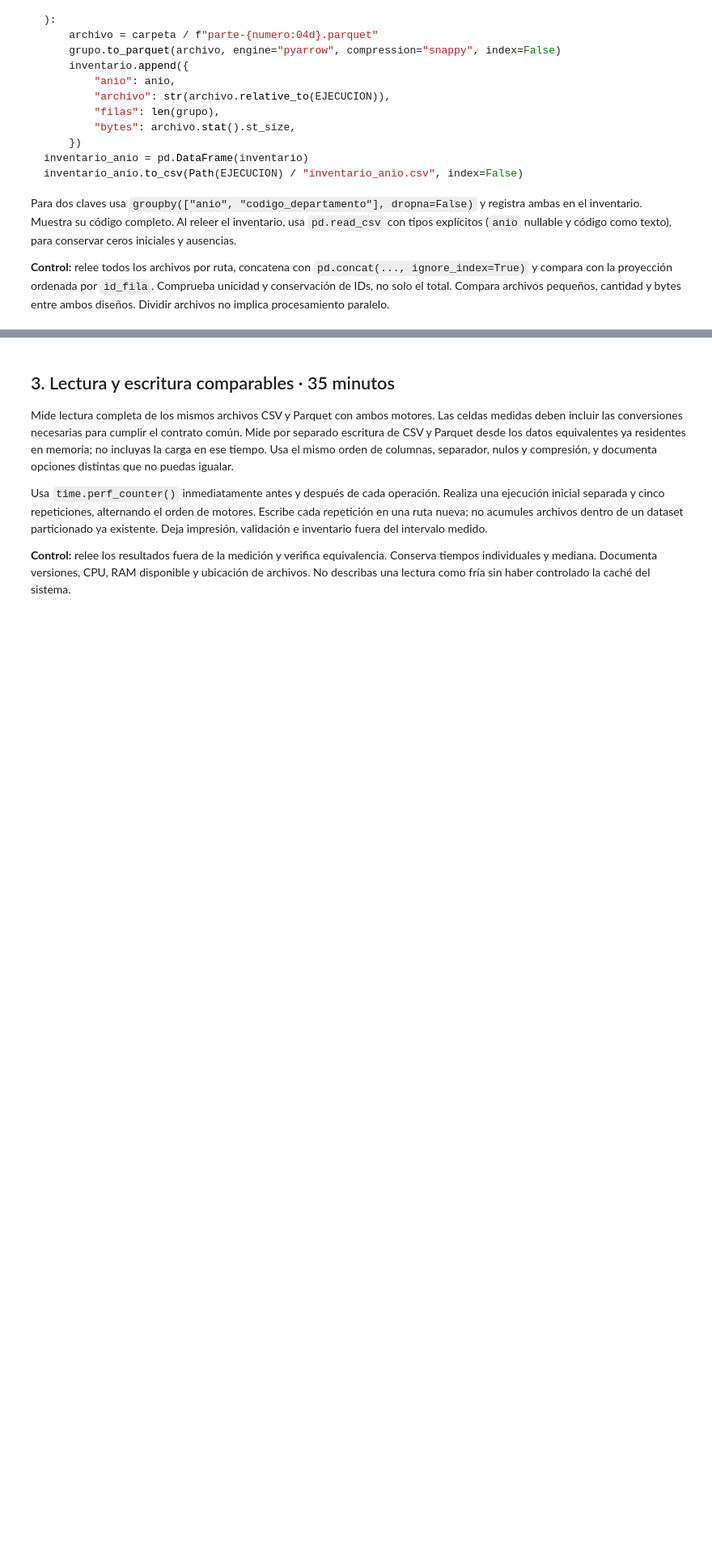
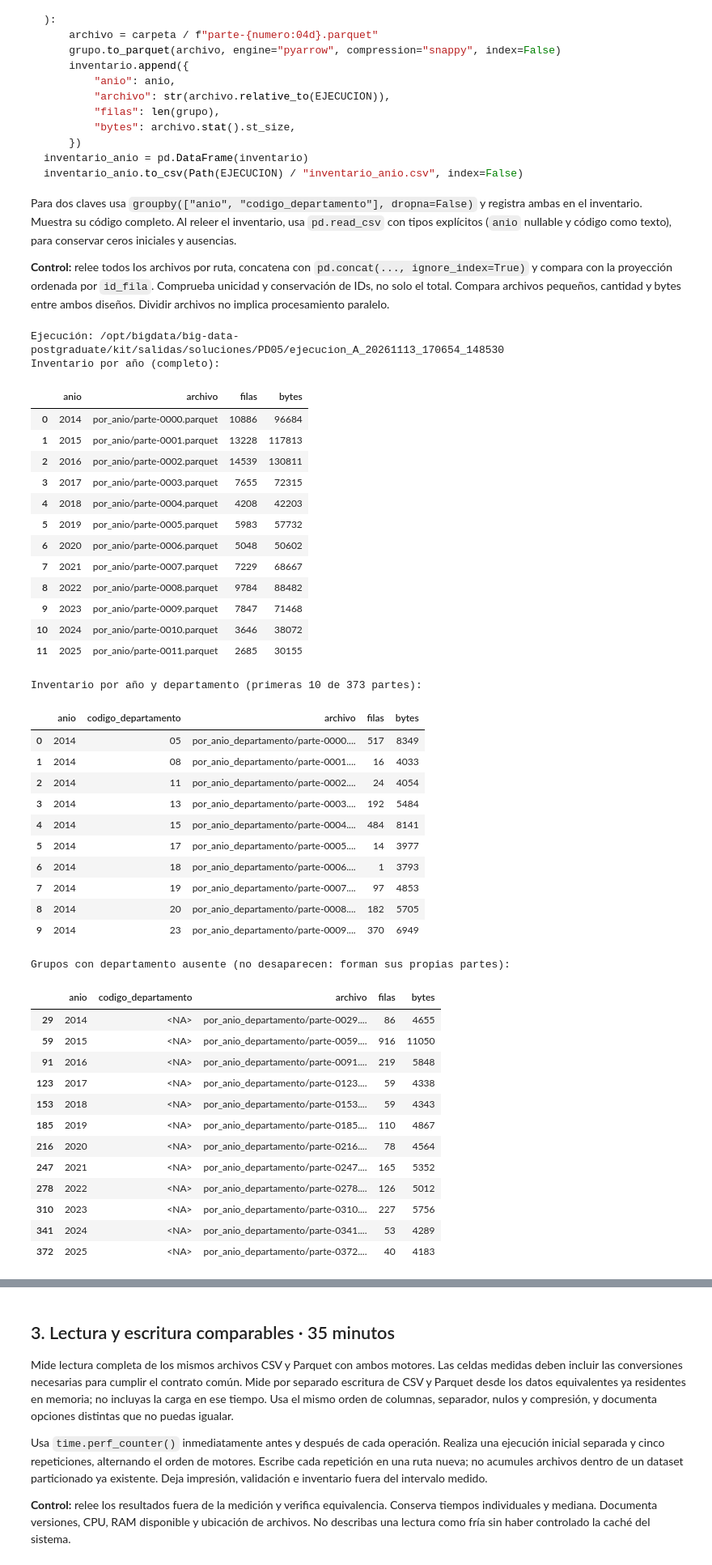
Before and after one commit to seb-sanchez/big-data-postgraduate, a Jupyter notebook: soluciones/PD05_particionamiento_pandas_polars.ipynb, the cells around one changed output, grey strips where cells are left out. Shown at 81% size. Cells and saved outputs as stored; diff of their text form; code cells hidden in the pictures; blank space fills up the shorter version.

```diff
--- a/soluciones/PD05_particionamiento_pandas_polars.ipynb
+++ b/soluciones/PD05_particionamiento_pandas_polars.ipynb
@@ -287,0 +466,56 @@ df_resumen_disenos = pd.DataFrame(resumen_datos)
+# %%
+# 2.2 Construcción en una carpeta de ejecución nueva e inventarios
+EJECUCION_A = nueva_ejecucion("ejecucion_A")
+repr_A = construir_representaciones(EJECUCION_A, proyeccion_pd)
+RUTAS = {"csv": repr_A["csv"], "parquet": repr_A["parquet"]}
+inv_anio, inv_anio_depto = repr_A["inventario_anio"], repr_A["inventario_anio_departamento"]
+print("Ejecución:", EJECUCION_A)
+
+print("Inventario por año (completo):")
+display(inv_anio)
+print("Inventario por año y departamento (primeras 10 de", len(inv_anio_depto), "partes):")
+display(inv_anio_depto.head(10))
+print("Grupos con departamento ausente (no desaparecen: forman sus propias partes):")
+display(inv_anio_depto[inv_anio_depto["codigo_departamento"].isna()])
+# %% [output]
+Ejecución: /opt/bigdata/big-data-postgraduate/kit/salidas/soluciones/PD05/ejecucion_A_20261113_170654_148530
+Inventario por año (completo):
+|  | anio | archivo | filas | bytes |
+| 0 | 2014 | por_anio/parte-0000.parquet | 10886 | 96684 |
+| 1 | 2015 | por_anio/parte-0001.parquet | 13228 | 117813 |
+| 2 | 2016 | por_anio/parte-0002.parquet | 14539 | 130811 |
+| 3 | 2017 | por_anio/parte-0003.parquet | 7655 | 72315 |
+| 4 | 2018 | por_anio/parte-0004.parquet | 4208 | 42203 |
+| 5 | 2019 | por_anio/parte-0005.parquet | 5983 | 57732 |
+| 6 | 2020 | por_anio/parte-0006.parquet | 5048 | 50602 |
+| 7 | 2021 | por_anio/parte-0007.parquet | 7229 | 68667 |
+| 8 | 2022 | por_anio/parte-0008.parquet | 9784 | 88482 |
+| 9 | 2023 | por_anio/parte-0009.parquet | 7847 | 71468 |
+| 10 | 2024 | por_anio/parte-0010.parquet | 3646 | 38072 |
+| 11 | 2025 | por_anio/parte-0011.parquet | 2685 | 30155 |
+Inventario por año y departamento (primeras 10 de 373 partes):
+|  | anio | codigo_departamento | archivo | filas | bytes |
+| 0 | 2014 | 05 | por_anio_departamento/parte-0000.... | 517 | 8349 |
+| 1 | 2014 | 08 | por_anio_departamento/parte-0001.... | 16 | 4033 |
+| 2 | 2014 | 11 | por_anio_departamento/parte-0002.... | 24 | 4054 |
+| 3 | 2014 | 13 | por_anio_departamento/parte-0003.... | 192 | 5484 |
+| 4 | 2014 | 15 | por_anio_departamento/parte-0004.... | 484 | 8141 |
+| 5 | 2014 | 17 | por_anio_departamento/parte-0005.... | 14 | 3977 |
+| 6 | 2014 | 18 | por_anio_departamento/parte-0006.... | 1 | 3793 |
+| 7 | 2014 | 19 | por_anio_departamento/parte-0007.... | 97 | 4853 |
+| 8 | 2014 | 20 | por_anio_departamento/parte-0008.... | 182 | 5705 |
+| 9 | 2014 | 23 | por_anio_departamento/parte-0009.... | 370 | 6949 |
+Grupos con departamento ausente (no desaparecen: forman sus propias partes):
+|  | anio | codigo_departamento | archivo | filas | bytes |
+| 29 | 2014 | <NA> | por_anio_departamento/parte-0029.... | 86 | 4655 |
+| 59 | 2015 | <NA> | por_anio_departamento/parte-0059.... | 916 | 11050 |
+| 91 | 2016 | <NA> | por_anio_departamento/parte-0091.... | 219 | 5848 |
+| 123 | 2017 | <NA> | por_anio_departamento/parte-0123.... | 59 | 4338 |
+| 153 | 2018 | <NA> | por_anio_departamento/parte-0153.... | 59 | 4343 |
+| 185 | 2019 | <NA> | por_anio_departamento/parte-0185.... | 110 | 4867 |
+| 216 | 2020 | <NA> | por_anio_departamento/parte-0216.... | 78 | 4564 |
+| 247 | 2021 | <NA> | por_anio_departamento/parte-0247.... | 165 | 5352 |
+| 278 | 2022 | <NA> | por_anio_departamento/parte-0278.... | 126 | 5012 |
+| 310 | 2023 | <NA> | por_anio_departamento/parte-0310.... | 227 | 5756 |
+| 341 | 2024 | <NA> | por_anio_departamento/parte-0341.... | 53 | 4289 |
+| 372 | 2025 | <NA> | por_anio_departamento/parte-0372.... | 40 | 4183 |
```
Also changed, not shown: parts of 20 cells of this notebook.
